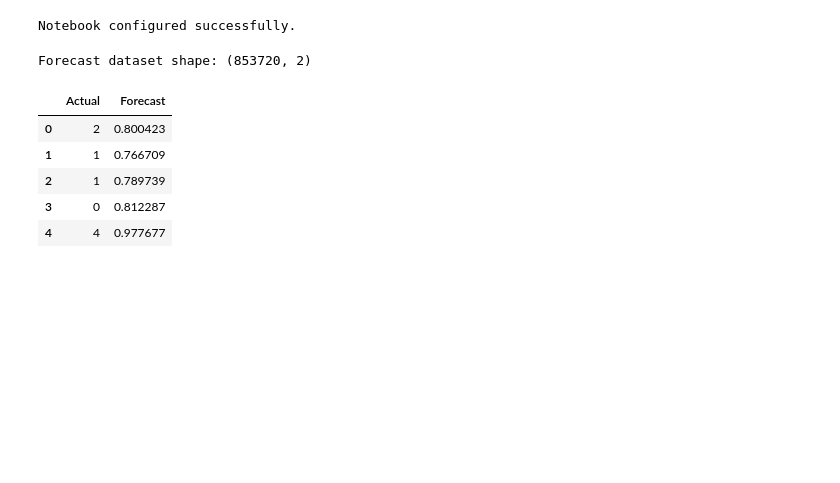
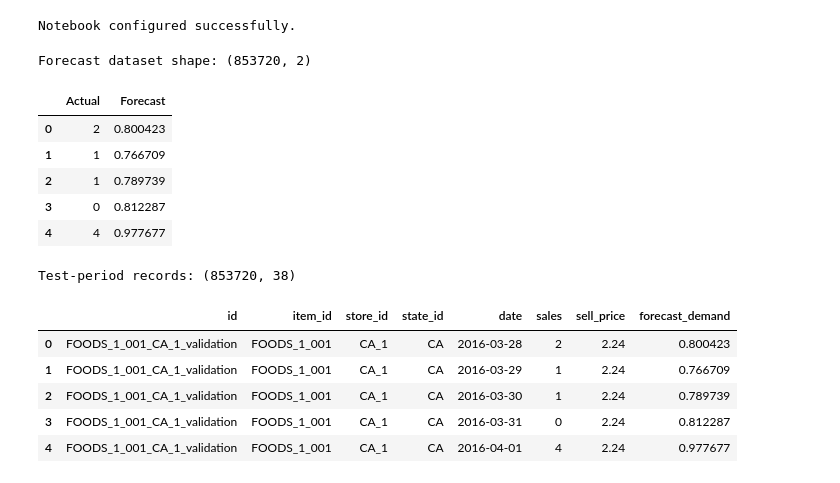
Before and after one commit to Sukh-sudo/retail-demand-forecasting-optimization, a Jupyter notebook: notebooks/08_Inventory_Optimization.ipynb, the cells around one changed output. Cells and saved outputs as stored; diff of their text form; code cells hidden in the pictures; blank space fills up the shorter version.

```diff
--- a/notebooks/08_Inventory_Optimization.ipynb
+++ b/notebooks/08_Inventory_Optimization.ipynb
@@ -33,3 +33,60 @@ Forecast dataset shape: (853720, 2)
 | 2 | 1 | 0.789739 |
 | 3 | 0 | 0.812287 |
 | 4 | 4 | 0.977677 |
+# %%
+# Load engineered features
+from src.data.loader import load_features
+
+model_data = load_features()
+
+# Use the same 365-day window as Notebook 06
+latest_date = model_data["date"].max()
+cutoff_date = latest_date - pd.Timedelta(days=365)
+
+model_data = model_data[
+    model_data["date"] >= cutoff_date
+].reset_index(drop=True)
+
+# Recreate the chronological test period
+dates = np.sort(model_data["date"].unique())
+
+validation_end = dates[-28]
+
+test_data = model_data[
+    model_data["date"] >= validation_end
+].copy()
+
+print(f"Test-period records: {test_data.shape}")
+# %% [output]
+Test-period records: (853720, 38)
+# %%
+# Build optimization input data
+optimization_data = test_data[
+    [
+        "id",
+        "item_id",
+        "store_id",
+        "state_id",
+        "date",
+        "sales",
+        "sell_price",
+    ]
+].reset_index(drop=True)
+
+# Add forecasts from Notebook 06
+optimization_data["forecast_demand"] = forecast_data["Forecast"].values
+
+# Keep non-negative demand forecasts
+optimization_data["forecast_demand"] = (
+    optimization_data["forecast_demand"]
+    .clip(lower=0)
+)
+
+optimization_data.head()
+# %% [output]
+|  | id | item_id | store_id | state_id | date | sales | sell_price | forecast_demand |
+| 0 | FOODS_1_001_CA_1_validation | FOODS_1_001 | CA_1 | CA | 2016-03-28 | 2 | 2.24 | 0.800423 |
+| 1 | FOODS_1_001_CA_1_validation | FOODS_1_001 | CA_1 | CA | 2016-03-29 | 1 | 2.24 | 0.766709 |
+| 2 | FOODS_1_001_CA_1_validation | FOODS_1_001 | CA_1 | CA | 2016-03-30 | 1 | 2.24 | 0.789739 |
+| 3 | FOODS_1_001_CA_1_validation | FOODS_1_001 | CA_1 | CA | 2016-03-31 | 0 | 2.24 | 0.812287 |
+| 4 | FOODS_1_001_CA_1_validation | FOODS_1_001 | CA_1 | CA | 2016-04-01 | 4 | 2.24 | 0.977677 |
```
Also changed, not shown: parts of 12 cells of this notebook.
